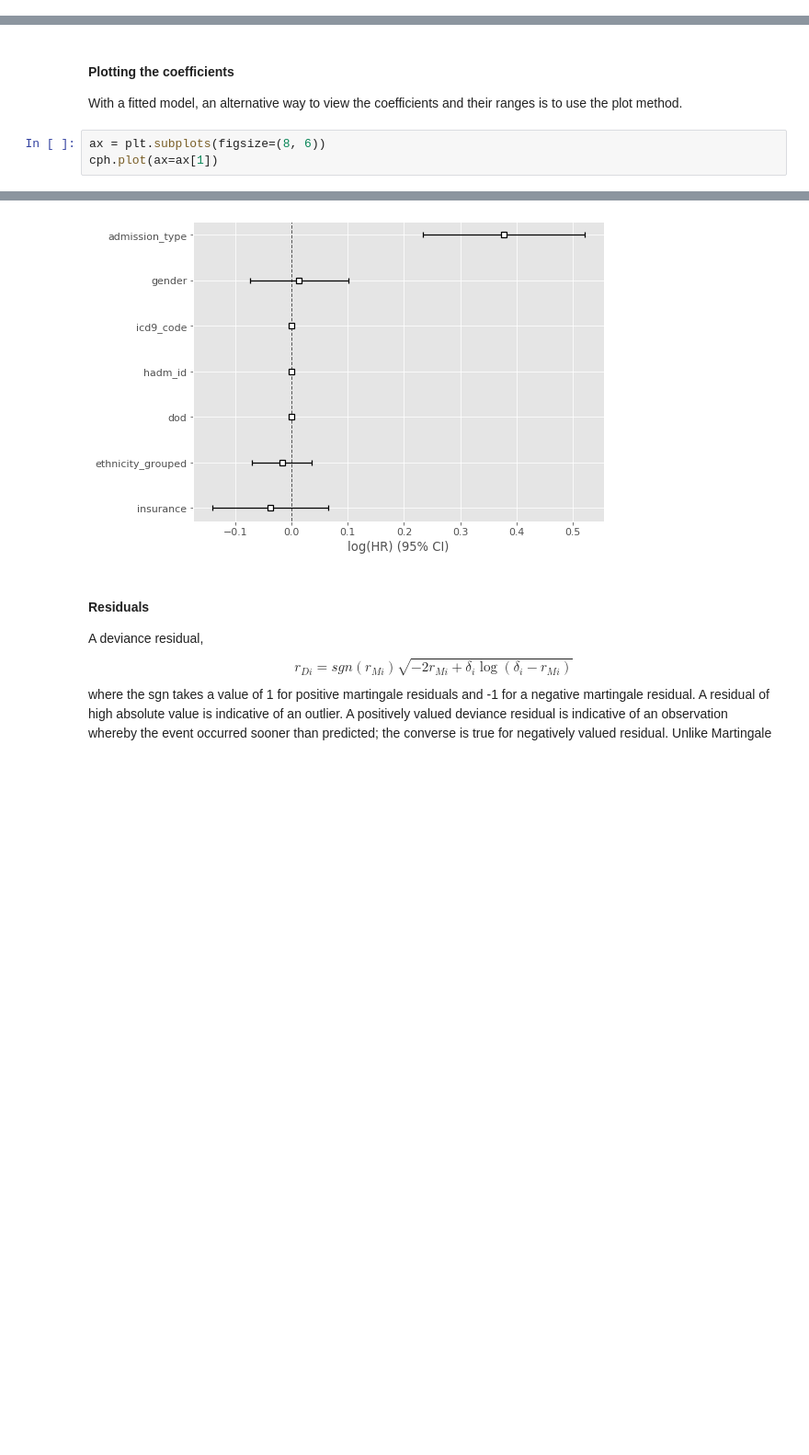
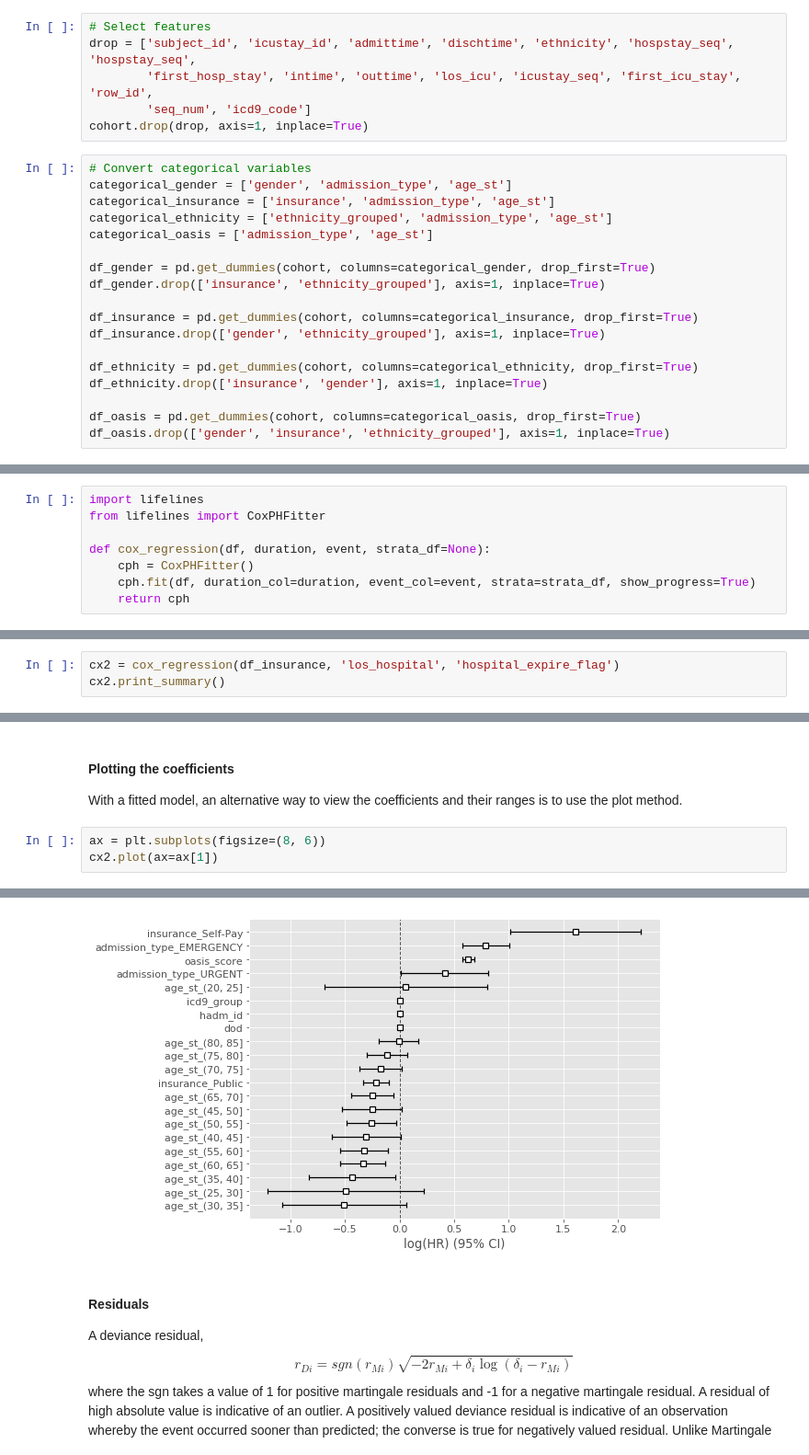
Before and after one commit to bseewald/fairness-ml-health, a Jupyter notebook: notebooks/mimic-iii/transplants/cox_regression.ipynb, the cells around one changed output, grey strips where cells are left out. Shown at 92% size. Saved outputs shown, nothing was run; the diff lists cells and outputs as text; blank space fills up the shorter version.

Commit message:
wip: cox regression with groups

```diff
--- a/notebooks/mimic-iii/transplants/cox_regression.ipynb
+++ b/notebooks/mimic-iii/transplants/cox_regression.ipynb
@@ -435,0 +469,24 @@ Proportional hazard assumption looks okay.
+# %%
+# Select features
+drop = ['subject_id', 'icustay_id', 'admittime', 'dischtime', 'ethnicity', 'hospstay_seq', 'hospstay_seq',
+        'first_hosp_stay', 'intime', 'outtime', 'los_icu', 'icustay_seq', 'first_icu_stay', 'row_id',
+        'seq_num', 'icd9_code']
+cohort.drop(drop, axis=1, inplace=True)
+# %%
+# Convert categorical variables
+categorical_gender = ['gender', 'admission_type', 'age_st']
+categorical_insurance = ['insurance', 'admission_type', 'age_st']
+categorical_ethnicity = ['ethnicity_grouped', 'admission_type', 'age_st']
+categorical_oasis = ['admission_type', 'age_st']
+
+df_gender = pd.get_dummies(cohort, columns=categorical_gender, drop_first=True)
+df_gender.drop(['insurance', 'ethnicity_grouped'], axis=1, inplace=True)
+
+df_insurance = pd.get_dummies(cohort, columns=categorical_insurance, drop_first=True)
+df_insurance.drop(['gender', 'ethnicity_grouped'], axis=1, inplace=True)
+
+df_ethnicity = pd.get_dummies(cohort, columns=categorical_ethnicity, drop_first=True)
+df_ethnicity.drop(['insurance', 'gender'], axis=1, inplace=True)
+
+df_oasis = pd.get_dummies(cohort, columns=categorical_oasis, drop_first=True)
+df_oasis.drop(['gender', 'insurance', 'ethnicity_grouped'], axis=1, inplace=True)
@@ -435,0 +499,8 @@ Proportional hazard assumption looks okay.
+# %%
+import lifelines
+from lifelines import CoxPHFitter
+
+def cox_regression(df, duration, event, strata_df=None):
+    cph = CoxPHFitter()
+    cph.fit(df, duration_col=duration, event_col=event, strata=strata_df, show_progress=True)
+    return cph
@@ -435,0 +555,3 @@ Proportional hazard assumption looks okay.
+# %%
+cx2 = cox_regression(df_insurance, 'los_hospital', 'hospital_expire_flag')
+cx2.print_summary()
@@ -439,10 +638,10 @@ Proportional hazard assumption looks okay.
 With a fitted model, an alternative way to view the coefficients and their ranges is to use the plot method.
 # %%
 ax = plt.subplots(figsize=(8, 6))
-cph.plot(ax=ax[1])
+cx2.plot(ax=ax[1])
 # %% [output]
 <matplotlib.axes._subplots.AxesSubplot at 0x...>
-[figure, old version]
+[figure, new version]
 # %% [markdown]
 #### Residuals
 
```
Also changed, not shown: parts of 29 cells of this notebook.
